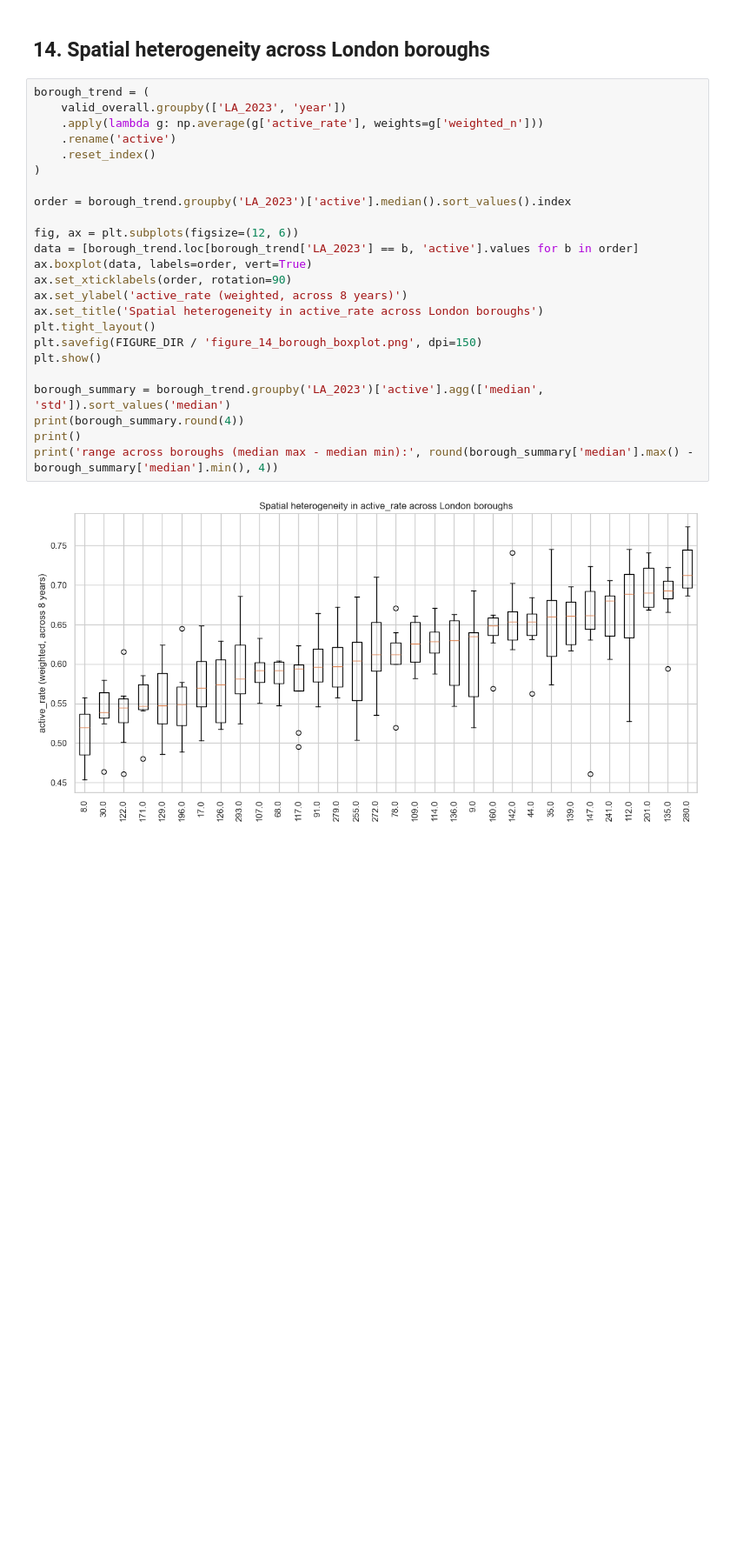
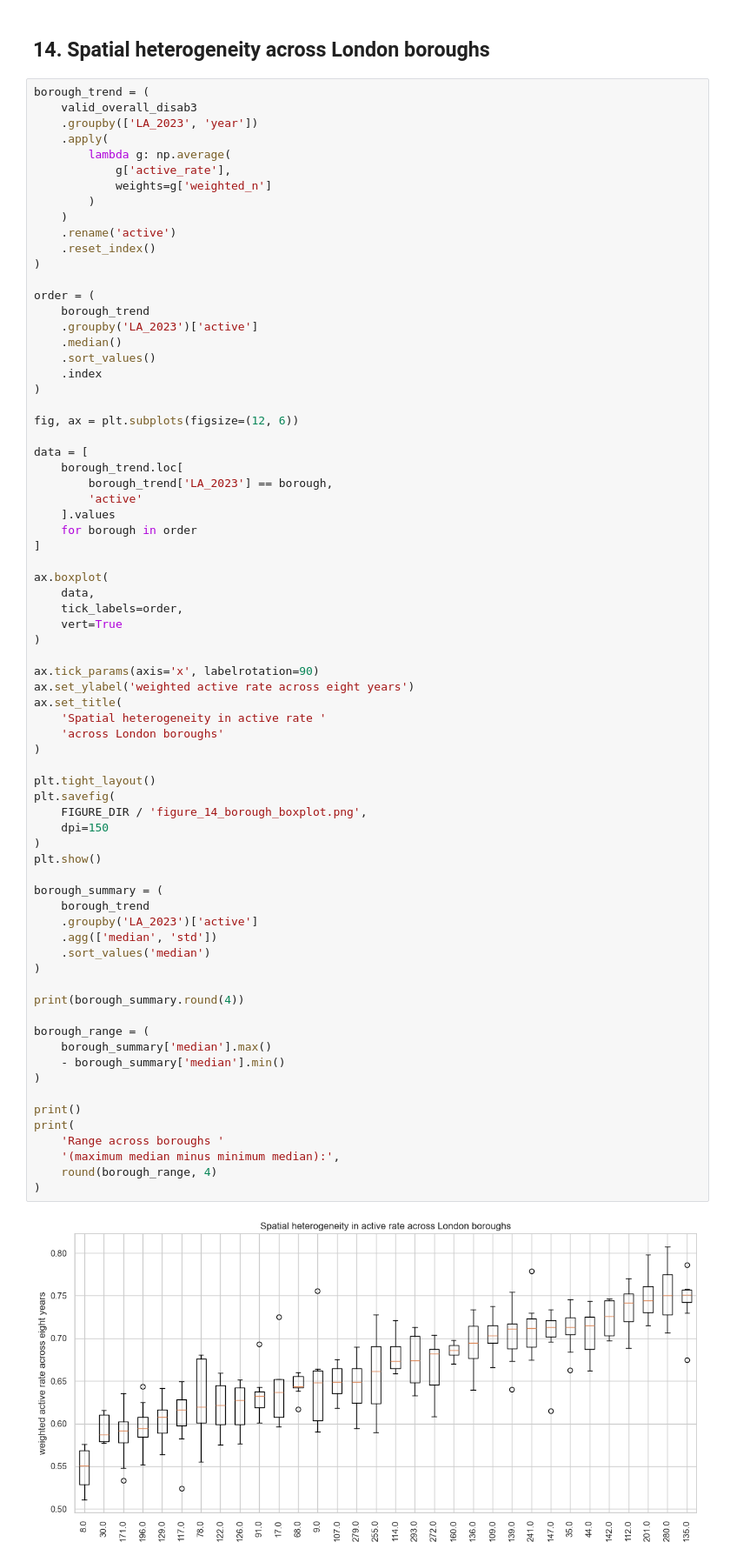
Before and after one commit to YifengMao666/London-Sport2-Group20, a Jupyter notebook: Jingyi Hua/notebooks/05_RQ3_pre_modeling_eda.ipynb, the cells around one changed output. Shown at 87% size. Drawn from its saved outputs; the diff is of its cells as text; blank space fills up the shorter version.

```diff
--- a/Jingyi Hua/notebooks/05_RQ3_pre_modeling_eda.ipynb
+++ b/Jingyi Hua/notebooks/05_RQ3_pre_modeling_eda.ipynb
@@ -663,29 +763,77 @@ disability_group  gap_limiting_vs_no_disability
 ## 14. Spatial heterogeneity across London boroughs
 # %%
 borough_trend = (
-    valid_overall.groupby(['LA_2023', 'year'])
-    .apply(lambda g: np.average(g['active_rate'], weights=g['weighted_n']))
+    valid_overall_disab3
+    .groupby(['LA_2023', 'year'])
+    .apply(
+        lambda g: np.average(
+            g['active_rate'],
+            weights=g['weighted_n']
+        )
+    )
     .rename('active')
     .reset_index()
 )
 
-order = borough_trend.groupby('LA_2023')['active'].median().sort_values().index
+order = (
+    borough_trend
+    .groupby('LA_2023')['active']
+    .median()
+    .sort_values()
+    .index
+)
 
 fig, ax = plt.subplots(figsize=(12, 6))
-data = [borough_trend.loc[borough_trend['LA_2023'] == b, 'active'].values for b in order]
-ax.boxplot(data, labels=order, vert=True)
-ax.set_xticklabels(order, rotation=90)
-ax.set_ylabel('active_rate (weighted, across 8 years)')
-ax.set_title('Spatial heterogeneity in active_rate across London boroughs')
+
+data = [
+    borough_trend.loc[
+        borough_trend['LA_2023'] == borough,
+        'active'
+    ].values
+    for borough in order
+]
+
+ax.boxplot(
+    data,
+    tick_labels=order,
+    vert=True
+)
+
+ax.tick_params(axis='x', labelrotation=90)
+ax.set_ylabel('weighted active rate across eight years')
+ax.set_title(
+    'Spatial heterogeneity in active rate '
+    'across London boroughs'
+)
+
 plt.tight_layout()
-plt.savefig(FIGURE_DIR / 'figure_14_borough_boxplot.png', dpi=150)
+plt.savefig(
+    FIGURE_DIR / 'figure_14_borough_boxplot.png',
+    dpi=150
+)
 plt.show()
 
-borough_summary = borough_trend.groupby('LA_2023')['active'].agg(['median', 'std']).sort_values('median')
+borough_summary = (
+    borough_trend
+    .groupby('LA_2023')['active']
+    .agg(['median', 'std'])
+    .sort_values('median')
+)
+
 print(borough_summary.round(4))
+
+borough_range = (
+    borough_summary['median'].max()
+    - borough_summary['median'].min()
+)
+
 print()
-print('range across boroughs (median max - median min):', round(borough_summary['median'].max() - borough_summary['median'].min(), 4))
+print(
+    'Range across boroughs '
+    '(maximum median minus minimum median):',
+    round(borough_range, 4)
+)
 # %% [output]
-[figure, old version]
+[figure, new version]
          median     std
 LA_2023
```
Also changed, not shown: parts of 15 cells of this notebook, 47 other files.
